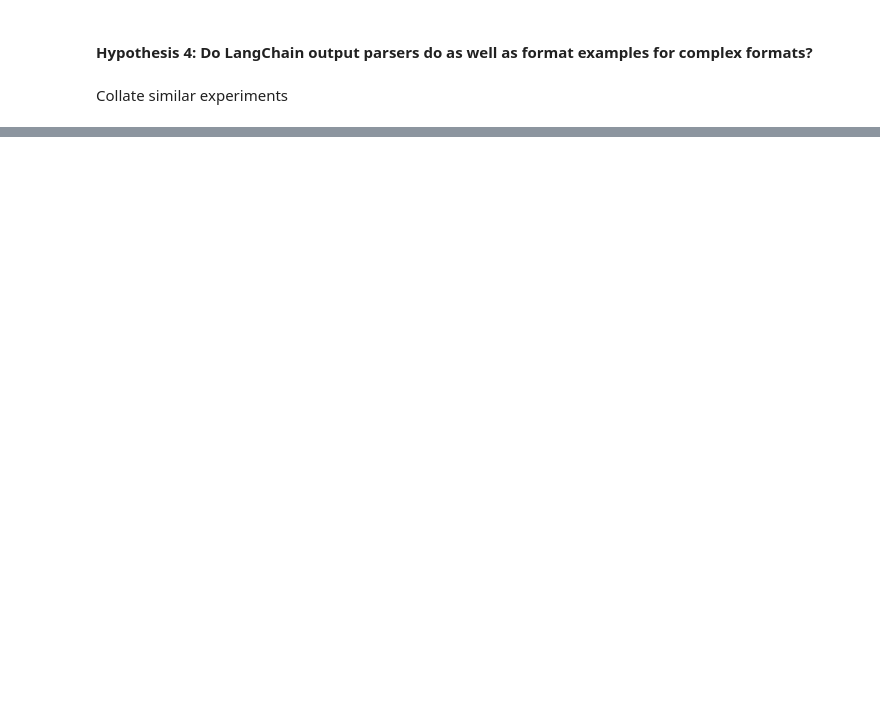
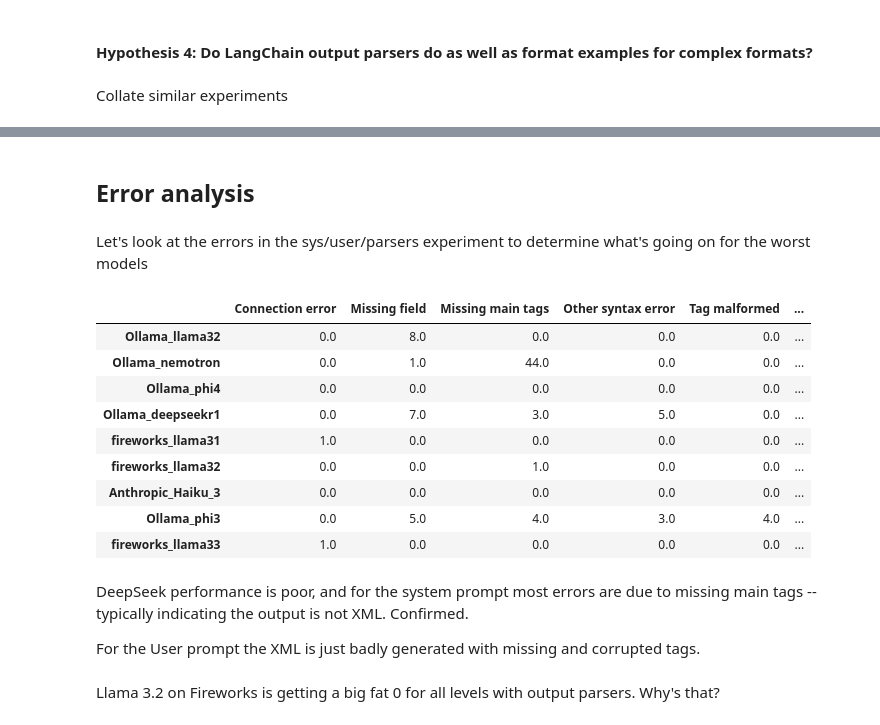
Before and after one commit to adocherty/mastering-structured-output, a Jupyter notebook: collate_and_test_results.ipynb, the cells around one changed output, grey strips where cells are left out. Cells and saved outputs as stored; diff of their text form; code cells hidden in the pictures; blank space fills up the shorter version.

```diff
--- a/collate_and_test_results.ipynb
+++ b/collate_and_test_results.ipynb
@@ -765,0 +822,2 @@ print(res)
+# %% [markdown]
+## Error analysis
@@ -765,0 +893,21 @@ print(res)
+# %% [markdown]
+Let's look at the errors in the sys/user/parsers experiment to determine what's going on for the worst models
+# %%
+analyse_errors_from_results(
+    results_temp_sup["structure_support_by_model_user"], method="parse", combined=True
+).fillna(0).sort_index(axis=1)
+# %% [output]
+|  | Connection error | Missing field | Missing main tags | Other syntax error | Tag malformed | ... |
+| Ollama_llama32 | 0.0 | 8.0 | 0.0 | 0.0 | 0.0 | ... |
+| Ollama_nemotron | 0.0 | 1.0 | 44.0 | 0.0 | 0.0 | ... |
+| Ollama_phi4 | 0.0 | 0.0 | 0.0 | 0.0 | 0.0 | ... |
+| Ollama_deepseekr1 | 0.0 | 7.0 | 3.0 | 5.0 | 0.0 | ... |
+| fireworks_llama31 | 1.0 | 0.0 | 0.0 | 0.0 | 0.0 | ... |
+| fireworks_llama32 | 0.0 | 0.0 | 1.0 | 0.0 | 0.0 | ... |
+| Anthropic_Haiku_3 | 0.0 | 0.0 | 0.0 | 0.0 | 0.0 | ... |
+| Ollama_phi3 | 0.0 | 5.0 | 4.0 | 3.0 | 4.0 | ... |
+| fireworks_llama33 | 1.0 | 0.0 | 0.0 | 0.0 | 0.0 | ... |
+# %% [markdown]
+DeepSeek performance is poor, and for the system prompt most errors are due to missing main tags -- typically indicating the output is not XML. Confirmed.
+
+For the User prompt the XML is just badly generated with missing and corrupted tags.
@@ -765,0 +924,2 @@ print(res)
+# %% [markdown]
+Llama 3.2 on Fireworks is getting a big fat 0 for all levels with output parsers. Why's that?
```
Also changed, not shown: parts of 21 cells of this notebook, 6 other files.
